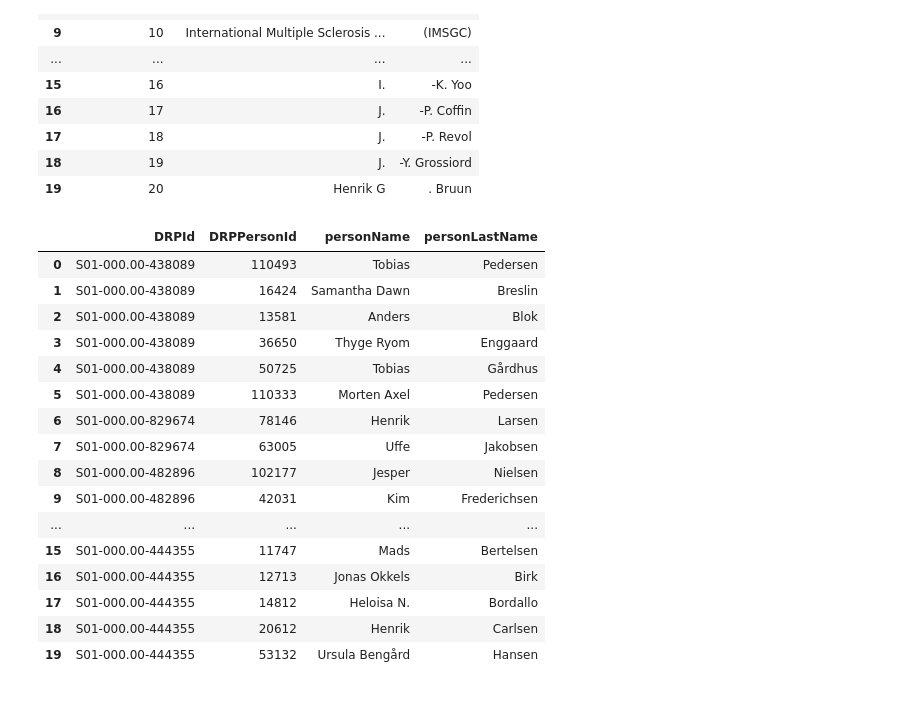
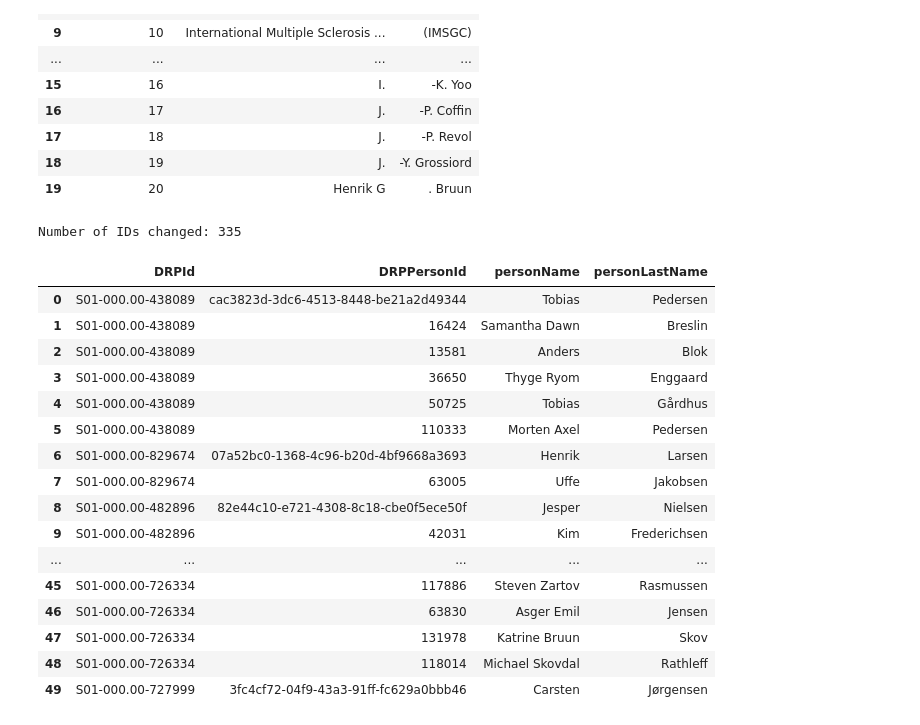
Before and after one commit to izahetmanowska/ExpertSearch, a Jupyter notebook: danish_research_portal_scraper/make_DRPPaperKeywords.ipynb, the cells around one changed output. Drawn from its saved outputs; the diff is of its cells as text; code cells hidden in the pictures.

Commit message:
CSV's from DRP fixed with person UUID

```diff
--- a/danish_research_portal_scraper/make_DRPPaperKeywords.ipynb
+++ b/danish_research_portal_scraper/make_DRPPaperKeywords.ipynb
@@ -130,6 +130,46 @@ df_people.head(20)
 | 17 | 18 | J. | -P. Revol |
 | 18 | 19 | J. | -Y. Grossiord |
 | 19 | 20 | Henrik G | . Bruun |
+# %%
+import pandas as pd
+
+# 1. Load data
+drp = pd.read_csv("../CsvForDB/DRPPerson.csv")
+person = pd.read_csv("../CsvForDB/person.csv")
+
+# 2. Define normalization
+def normalize(s):
+    return str(s).lower().replace(".", "").strip()
+
+# 3. Create normalized columns (👉 THIS is where your code goes)
+drp["firstName_norm"] = drp["firstName"].apply(normalize)
+drp["lastName_norm"] = drp["lastName"].apply(normalize)
+
+person["firstName_norm"] = person["firstName"].apply(normalize)
+person["lastName_norm"] = person["lastName"].apply(normalize)
+
+# 4. Merge using normalized columns (instead of original ones)
+merged = drp.merge(
+    person[["UUID", "firstName_norm", "lastName_norm"]],
+    on=["firstName_norm", "lastName_norm"],
+    how="left"
+)
+
+# 5. Count changes
+changed_count = (merged["UUID"].notna() & (merged["DRPPersonId"] != merged["UUID"])).sum()
+
+# 6. Replace IDs
+merged["DRPPersonId"] = merged["UUID"].combine_first(merged["DRPPersonId"])
+
+# 7. Clean up helper columns
+merged = merged.drop(columns=["UUID", "firstName_norm", "lastName_norm"])
+
+# 8. Save
+merged.to_csv("../CsvForDB/DRPPerson.csv", index=False)
+
+print(f"Number of IDs changed: {changed_count}")
+# %% [output]
+Number of IDs changed: 335
 # %%
 import csv
 import pandas as pd
@@ -171,47 +211,47 @@ with open("DRP.csv", "r", encoding="utf-8", newline="") as f:
         for contributor in contributors:
             if contributor in person_lookup:
                 rows.append({
                     "DRPId": drp_id,
                     "DRPPersonId": person_lookup[contributor]["DRPPersonId"],
                     "personName": person_lookup[contributor]["personName"],
                     "personLastName": person_lookup[contributor]["personLastName"]
                 })
             else:
                 # Optional: keep unmatched names visible
                 parts = [p.strip() for p in contributor.split(",", 1)]
                 last_name = parts[0] if len(parts) > 0 else ""
                 first_name = parts[1] if len(parts) > 1 else ""
 
                 rows.append({
                     "DRPId": drp_id,
                     "DRPPersonId": "",
                     "personName": first_name,
                     "personLastName": last_name
                 })
 
 # Create dataframe
 df_contributors = pd.DataFrame(rows)
 
 # Save CSV
 df_contributors.to_csv("../CsvForDB/DRPPaperContributors.csv", index=False)
 
 # Preview
-df_contributors.head(20)
+df_contributors.head(50)
 # %% [output]
 |  | DRPId | DRPPersonId | personName | personLastName |
-| 0 | S01-000.00-438089 | 110493 | Tobias | Pedersen |
+| 0 | S01-000.00-438089 | cac3823d-3dc6-4513-8448-be21a2d49344 | Tobias | Pedersen |
 | 1 | S01-000.00-438089 | 16424 | Samantha Dawn | Breslin |
 | 2 | S01-000.00-438089 | 13581 | Anders | Blok |
 | 3 | S01-000.00-438089 | 36650 | Thyge Ryom | Enggaard |
 | 4 | S01-000.00-438089 | 50725 | Tobias | Gårdhus |
 | 5 | S01-000.00-438089 | 110333 | Morten Axel | Pedersen |
-| 6 | S01-000.00-829674 | 78146 | Henrik | Larsen |
+| 6 | S01-000.00-829674 | 07a52bc0-1368-4c96-b20d-4bf9668a3693 | Henrik | Larsen |
 | 7 | S01-000.00-829674 | 63005 | Uffe | Jakobsen |
-| 8 | S01-000.00-482896 | 102177 | Jesper | Nielsen |
+| 8 | S01-000.00-482896 | 82e44c10-e721-4308-8c18-cbe0f5ece50f | Jesper | Nielsen |
 | 9 | S01-000.00-482896 | 42031 | Kim | Frederichsen |
 | ... | ... | ... | ... | ... |
-| 15 | S01-000.00-444355 | 11747 | Mads | Bertelsen |
-| 16 | S01-000.00-444355 | 12713 | Jonas Okkels | Birk |
-| 17 | S01-000.00-444355 | 14812 | Heloisa N. | Bordallo |
-| 18 | S01-000.00-444355 | 20612 | Henrik | Carlsen |
-| 19 | S01-000.00-444355 | 53132 | Ursula Bengård | Hansen |
+| 45 | S01-000.00-726334 | 117886 | Steven Zartov | Rasmussen |
+| 46 | S01-000.00-726334 | 63830 | Asger Emil | Jensen |
+| 47 | S01-000.00-726334 | 131978 | Katrine Bruun | Skov |
+| 48 | S01-000.00-726334 | 118014 | Michael Skovdal | Rathleff |
+| 49 | S01-000.00-727999 | 3fc4cf72-04f9-43a3-91ff-fc629a0bbb46 | Carsten | Jørgensen |
```
Also changed, not shown: 2 other files.
